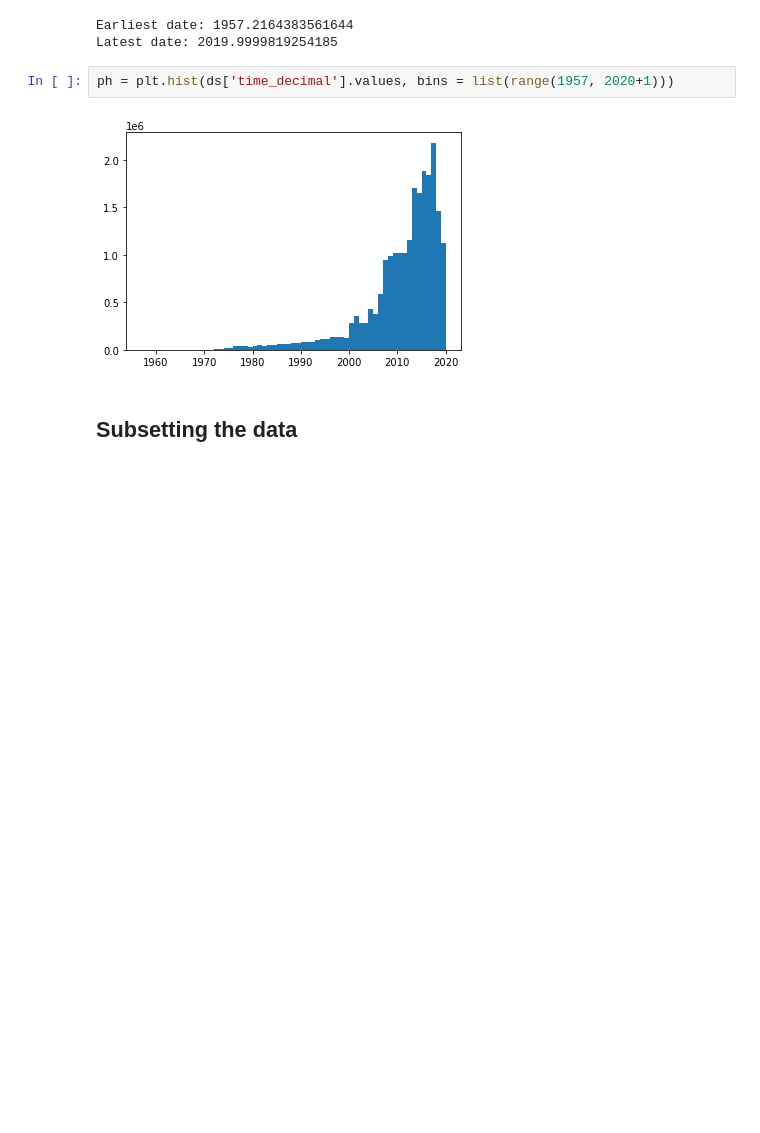
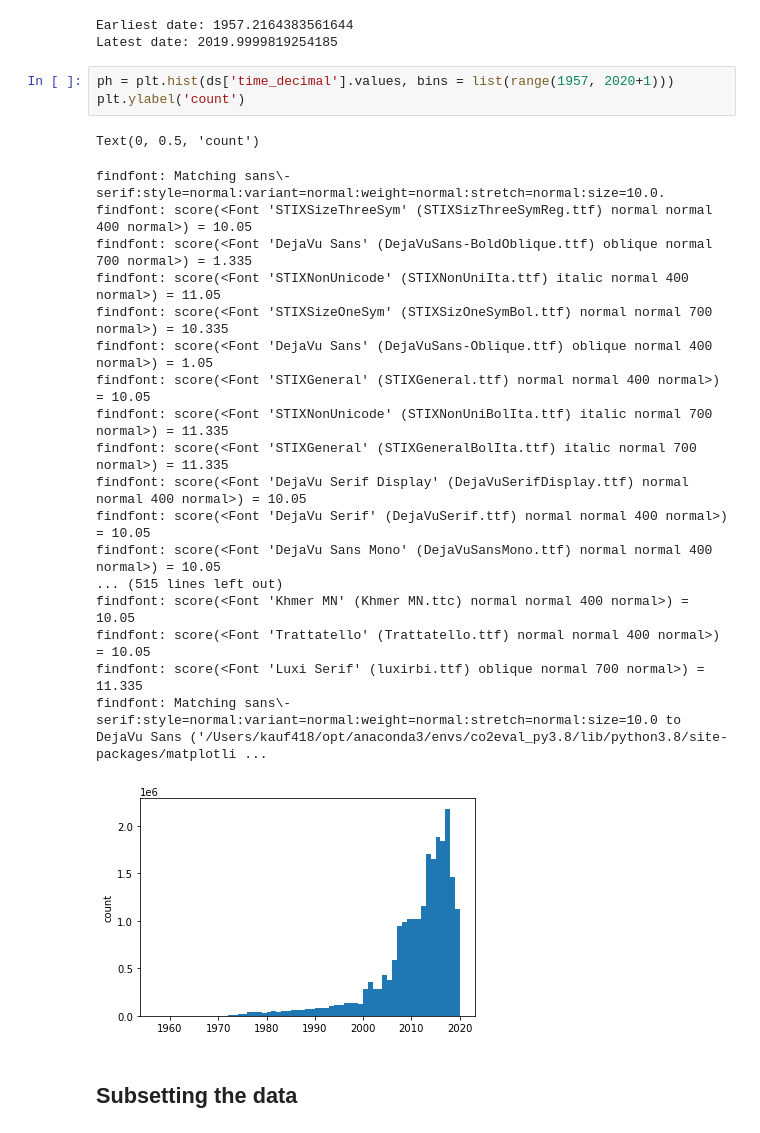
Before and after one commit to E3SM-Project/gdess, a Jupyter notebook: notebooks/exploratory/noaa-obspack/explore NOAA Obspack CO2 data - all files combined.ipynb, the cells around one changed output. Cells and saved outputs as stored; diff of their text form; blank space fills up the shorter version.

```diff
--- a/notebooks/exploratory/noaa-obspack/explore NOAA Obspack CO2 data - all files combined.ipynb
+++ b/notebooks/exploratory/noaa-obspack/explore NOAA Obspack CO2 data - all files combined.ipynb
@@ -155,8 +177,27 @@ Earliest date: 1957.2164383561644
 Latest date: 2019.9999819254185
 # %%
 ph = plt.hist(ds['time_decimal'].values, bins = list(range(1957, 2020+1)))
+plt.ylabel('count')
 # %% [output]
+Text(0, 0.5, 'count')
+findfont: Matching sans\-serif:style=normal:variant=normal:weight=normal:stretch=normal:size=10.0.
+findfont: score(<Font 'STIXSizeThreeSym' (STIXSizThreeSymReg.ttf) normal normal 400 normal>) = 10.05
+findfont: score(<Font 'DejaVu Sans' (DejaVuSans-BoldOblique.ttf) oblique normal 700 normal>) = 1.335
+findfont: score(<Font 'STIXNonUnicode' (STIXNonUniIta.ttf) italic normal 400 normal>) = 11.05
+findfont: score(<Font 'STIXSizeOneSym' (STIXSizOneSymBol.ttf) normal normal 700 normal>) = 10.335
+findfont: score(<Font 'DejaVu Sans' (DejaVuSans-Oblique.ttf) oblique normal 400 normal>) = 1.05
+findfont: score(<Font 'STIXGeneral' (STIXGeneral.ttf) normal normal 400 normal>) = 10.05
+findfont: score(<Font 'STIXNonUnicode' (STIXNonUniBolIta.ttf) italic normal 700 normal>) = 11.335
+findfont: score(<Font 'STIXGeneral' (STIXGeneralBolIta.ttf) italic normal 700 normal>) = 11.335
+findfont: score(<Font 'DejaVu Serif Display' (DejaVuSerifDisplay.ttf) normal normal 400 normal>) = 10.05
+findfont: score(<Font 'DejaVu Serif' (DejaVuSerif.ttf) normal normal 400 normal>) = 10.05
+findfont: score(<Font 'DejaVu Sans Mono' (DejaVuSansMono.ttf) normal normal 400 normal>) = 10.05
+... (515 lines left out)
+findfont: score(<Font 'Khmer MN' (Khmer MN.ttc) normal normal 400 normal>) = 10.05
+findfont: score(<Font 'Trattatello' (Trattatello.ttf) normal normal 400 normal>) = 10.05
+findfont: score(<Font 'Luxi Serif' (luxirbi.ttf) oblique normal 700 normal>) = 11.335
+findfont: Matching sans\-serif:style=normal:variant=normal:weight=normal:stretch=normal:size=10.0 to DejaVu Sans ('/Users/kauf418/opt/anaconda3/envs/co2eval_py3.8/lib/python3.8/site-packages/matplotli ...
-[figure, old version]
+[figure, new version]
 # %% [markdown]
 ## Subsetting the data
 # %% [markdown]
```
Also changed, not shown: parts of 2 cells of this notebook, 1 other file.
